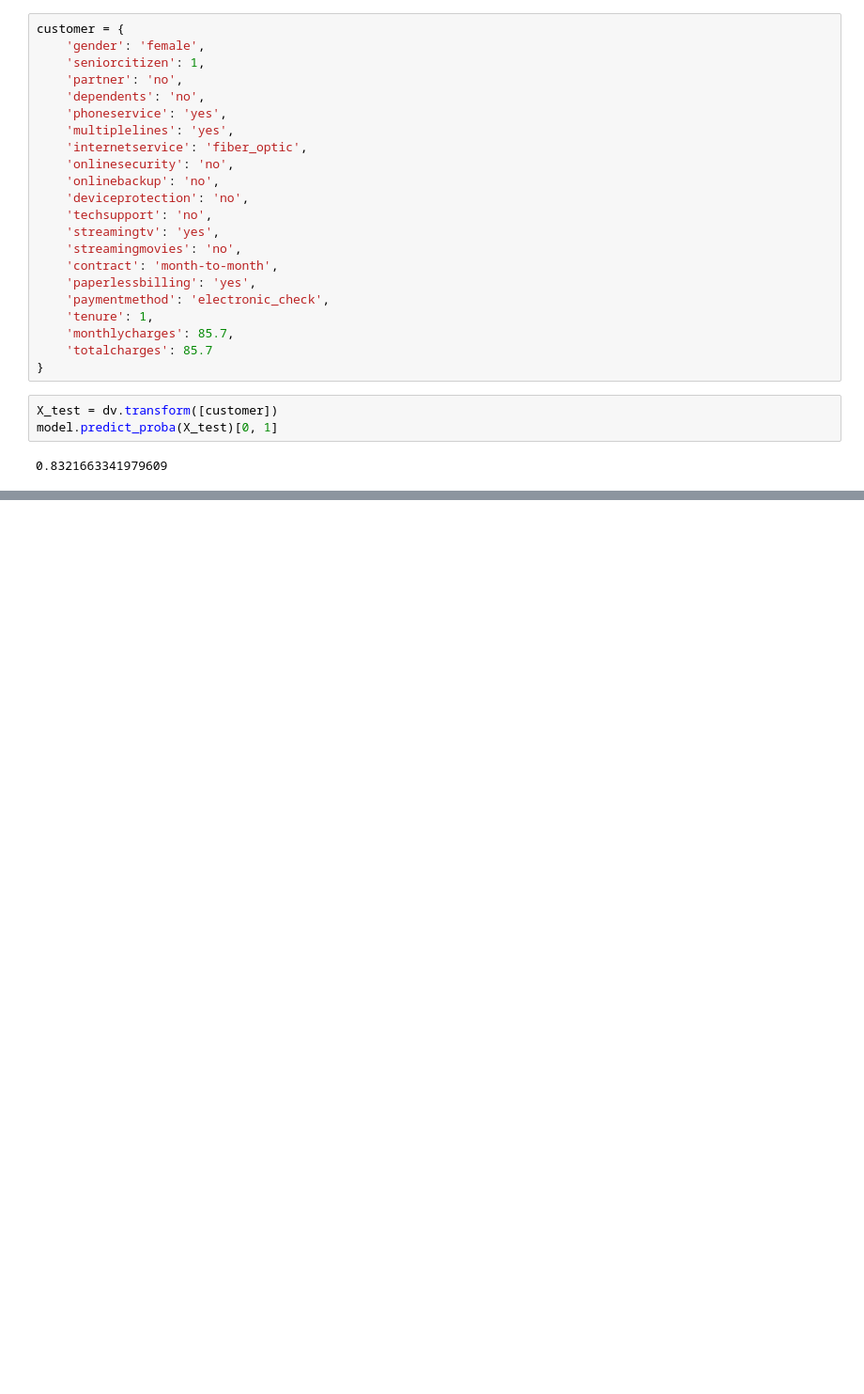
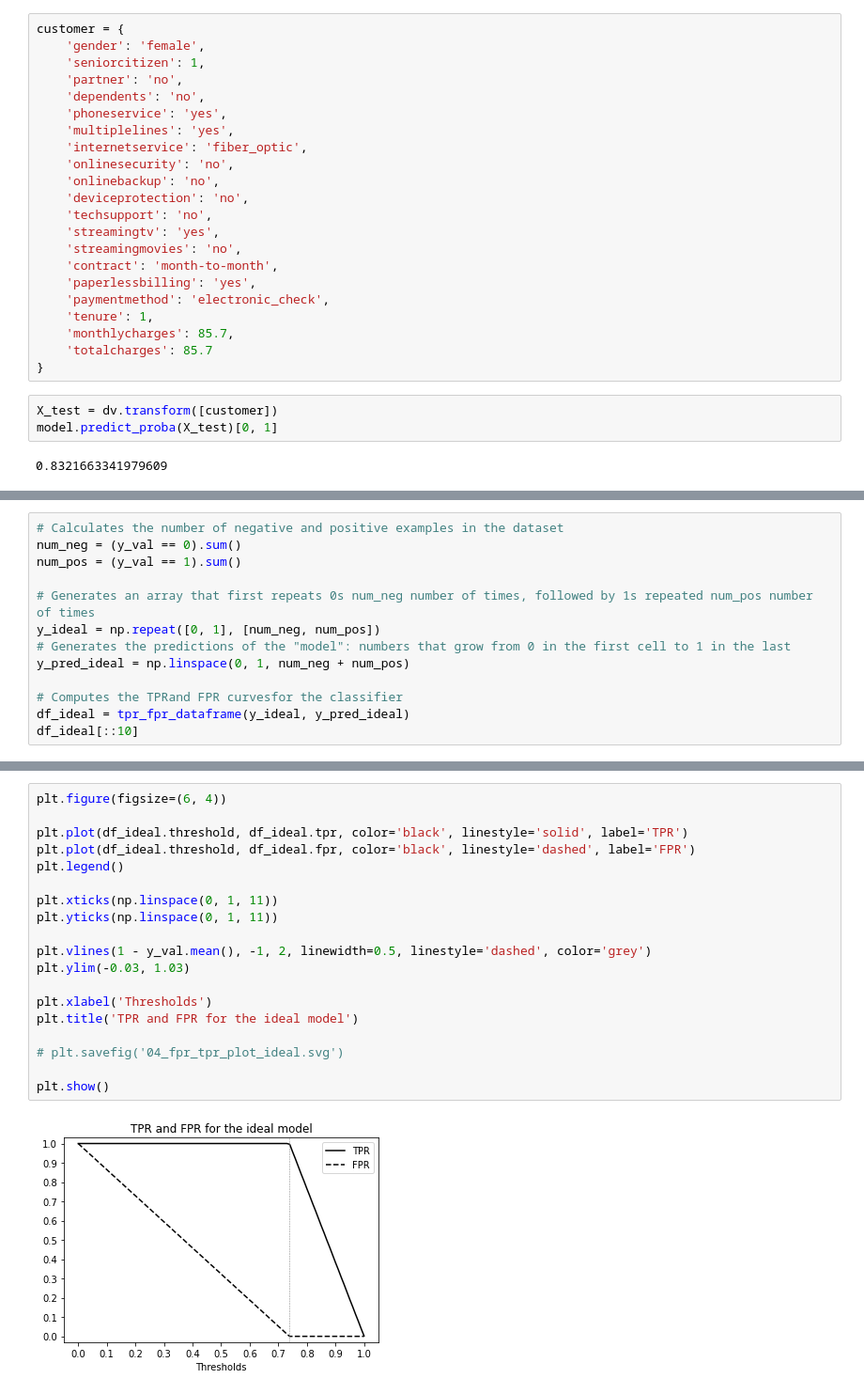
Before and after one commit to harizshah/Telco-Customer-Churn-Dec-2022-, a Jupyter notebook: churn_and_metrics.ipynb, the cells around one changed output, grey strips where cells are left out. Shown: that part at 94% size. Cells and saved outputs as stored; diff of their text form; blank space fills up the shorter version.

```diff
--- a/churn_and_metrics.ipynb
+++ b/churn_and_metrics.ipynb
@@ -646,0 +1113,13 @@ model.predict_proba(X_test)[0, 1]
+# %%
+# Calculates the number of negative and positive examples in the dataset
+num_neg = (y_val == 0).sum()
+num_pos = (y_val == 1).sum()
+
+# Generates an array that first repeats 0s num_neg number of times, followed by 1s repeated num_pos number of times
+y_ideal = np.repeat([0, 1], [num_neg, num_pos])
+# Generates the predictions of the "model": numbers that grow from 0 in the first cell to 1 in the last
+y_pred_ideal = np.linspace(0, 1, num_neg + num_pos)
+
+# Computes the TPRand FPR curvesfor the classifier
+df_ideal = tpr_fpr_dataframe(y_ideal, y_pred_ideal)
+df_ideal[::10]
@@ -646,0 +1139,21 @@ model.predict_proba(X_test)[0, 1]
+# %%
+plt.figure(figsize=(6, 4))
+
+plt.plot(df_ideal.threshold, df_ideal.tpr, color='black', linestyle='solid', label='TPR')
+plt.plot(df_ideal.threshold, df_ideal.fpr, color='black', linestyle='dashed', label='FPR')
+plt.legend()
+
+plt.xticks(np.linspace(0, 1, 11))
+plt.yticks(np.linspace(0, 1, 11))
+
+plt.vlines(1 - y_val.mean(), -1, 2, linewidth=0.5, linestyle='dashed', color='grey')
+plt.ylim(-0.03, 1.03)
+
+plt.xlabel('Thresholds')
+plt.title('TPR and FPR for the ideal model')
+
+# plt.savefig('04_fpr_tpr_plot_ideal.svg')
+
+plt.show()
+# %% [output]
+[figure, added]
```
Also changed, not shown: parts of 104 cells of this notebook.
